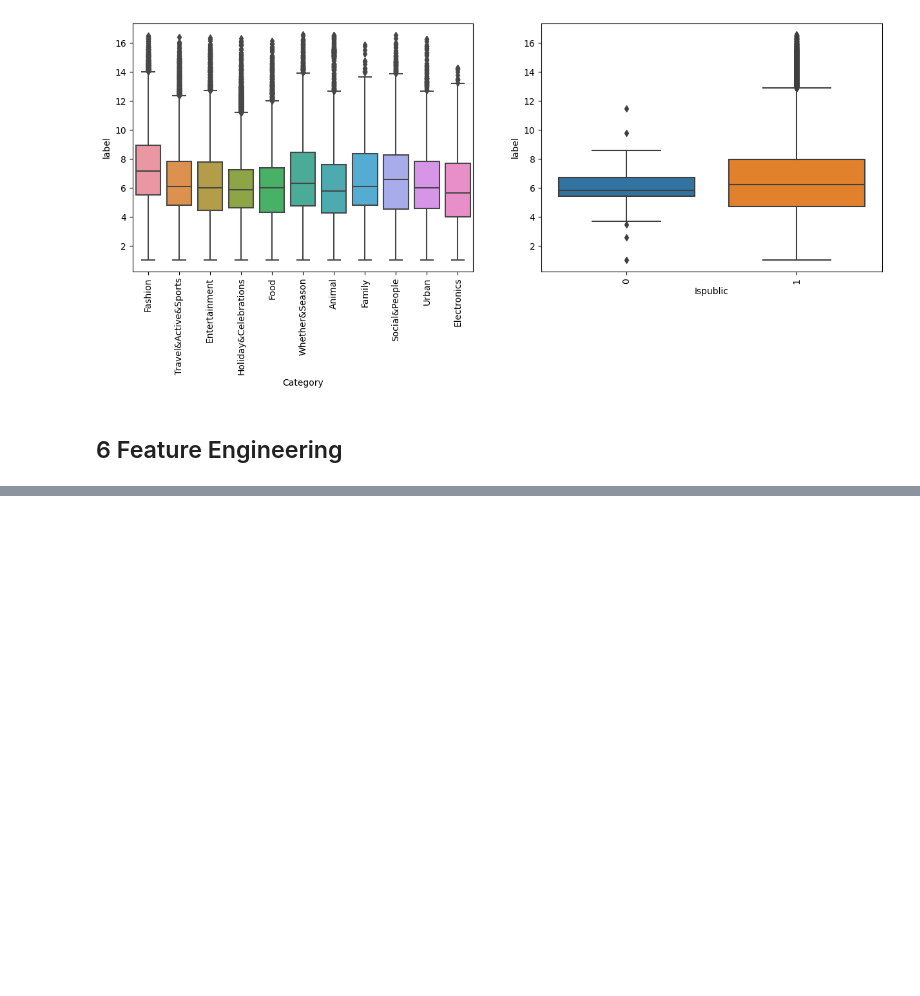
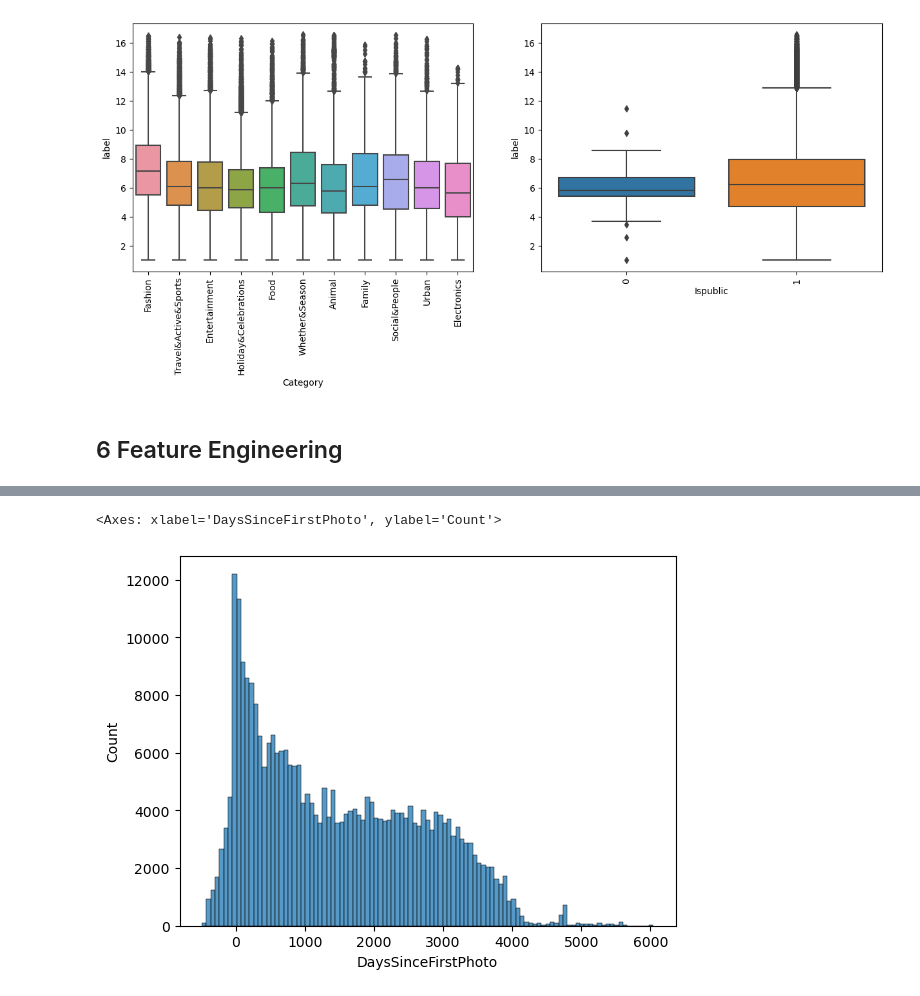
Before and after one commit to allenkuncheria/Social-Media-Popularity-Prediction-using-Multimodal-Deep-Learning, a Jupyter notebook: Social Features.ipynb, the cells around one changed output, grey strips where cells are left out. Cells and saved outputs as stored; diff of their text form; code cells hidden in the pictures; blank space fills up the shorter version.

```diff
--- a/Social Features.ipynb
+++ b/Social Features.ipynb
@@ -738,0 +761,2 @@ fig.show()
+# %%
+df = df.drop(columns='Ispublic')
@@ -738,0 +783,4 @@ fig.show()
+# %%
+# Deriving DaysSinceFirstPhoto from the photo_firstdate and Postdate
+df['DaysSinceFirstPhoto'] = (df['Postdate'] - df['photo_firstdate']).apply(lambda x: x.days)
+df['DaysSinceFirstPhoto']
@@ -738,0 +800,6 @@ fig.show()
+# %%
+# Validating 'DaysSinceFirstPhoto'
+sns.histplot(df['DaysSinceFirstPhoto'])
+# %% [output]
+<Axes: xlabel='DaysSinceFirstPhoto', ylabel='Count'>
+[figure, added]
```
Also changed, not shown: parts of 28 cells of this notebook.
